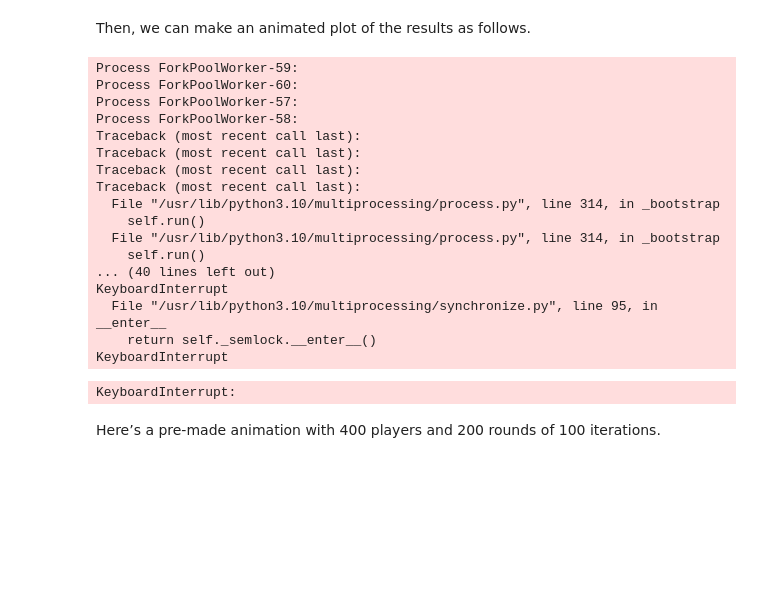
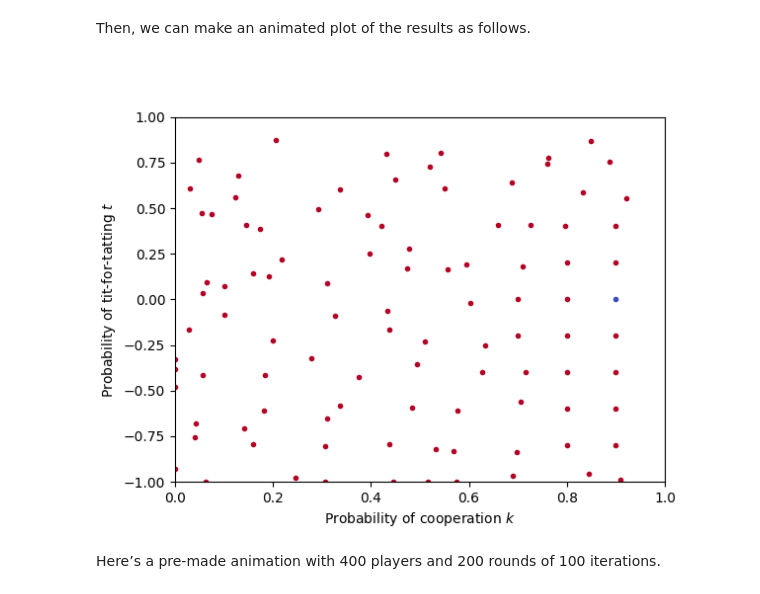
Before and after one commit to davbac/LCP_projects_Y5, a Jupyter notebook: Project.ipynb, the cells around one changed output. Drawn from its saved outputs; the diff is of its cells as text; code cells hidden in the pictures; blank space fills up the shorter version.

```diff
--- a/Project.ipynb
+++ b/Project.ipynb
@@ -749,53 +767,41 @@ def evolve(pl, scores, sigma_cutoff=-1):
 # %% [markdown]
 Then, we can make an animated plot of the results as follows.
 # %%
-%matplotlib notebook
-N = it = cyc = 100
-hist = repeated(N, it, cyc, False)
-fig, ax = plt.subplots()
-ax.set_xlim(0, 1)
-ax.set_ylim(-1, 1)
-ax.set_xlabel(r"Probability of cooperation $k$")
-ax.set_ylabel(r"Probability of tit-for-tatting $t$")
+%matplotlib widget
 
-col = 255 * (np.array(hist[0][1]) - min(hist[0][1])) / (max(hist[0][1]) - min(hist[0][1]))
-rgb = mpl.colormaps["coolwarm"](col)[np.newaxis, :, :3][0]
+def create_video(N, it, cyc):
+    hist = repeated(N, it, cyc, False)
+    fig, ax = plt.subplots()
+    ax.set_xlim(0, 1)
+    ax.set_ylim(-1, 1)
+    ax.set_xlabel(r"Probability of cooperation $k$")
+    ax.set_ylabel(r"Probability of tit-for-tatting $t$")
 
-lines = []
+    col = 255 * (np.array(hist[0][1]) - min(hist[0][1])) / (max(hist[0][1]) - min(hist[0][1]))
+    rgb = mpl.colormaps["coolwarm"](col)[np.newaxis, :, :3][0]
 
-for j in range(len(hist[0][0])):
-        k, t = hist[0][0][j].init_values()
-        line, = ax.plot(k, t, c=rgb[j], marker=".", linewidth=0)
-        lines.append(line)
+    lines = []
 
-def animate(i):
-    col = 255 * (np.array(hist[i][1]) - min(hist[i][1])) / (max(hist[i][1]) - min(hist[i][1]))
-    rgb = mpl.colormaps["coolwarm"](col)[np.newaxis, :, :3][0]
-    for j in range(len(lines)):
-        lines[j].set_data(hist[i][0][j].init_values())
-        lines[j].set_color(rgb[j])
-    return lines
-ani = animation.FuncAnimation(fig, animate, interval=500, frames=len(hist))
-plt.show()
+    for j in range(len(hist[0][0])):
+            k, t = hist[0][0][j].init_values()
+            line, = ax.plot(k, t, c=rgb[j], marker=".", linewidth=0)
+            lines.append(line)
+
+    def animate(i):
+        col = 255 * (np.array(hist[i][1]) - min(hist[i][1])) / (max(hist[i][1]) - min(hist[i][1]))
+        rgb = mpl.colormaps["coolwarm"](col)[np.newaxis, :, :3][0]
+        for j in range(len(lines)):
+            lines[j].set_data(hist[i][0][j].init_values())
+            lines[j].set_color(rgb[j])
+        return lines
+    anim = animation.FuncAnimation(fig, animate, interval=500, frames=len(hist))
+    plt.show()
+
+    return anim
-# %% [output]
-Process ForkPoolWorker-59:
-Process ForkPoolWorker-60:
-Process ForkPoolWorker-57:
-Process ForkPoolWorker-58:
-Traceback (most recent call last):
-Traceback (most recent call last):
-Traceback (most recent call last):
-Traceback (most recent call last):
-  File "/usr/lib/python3.10/multiprocessing/process.py", line 314, in _bootstrap
-    self.run()
-  File "/usr/lib/python3.10/multiprocessing/process.py", line 314, in _bootstrap
-    self.run()
-... (40 lines left out)
-KeyboardInterrupt
-  File "/usr/lib/python3.10/multiprocessing/synchronize.py", line 95, in __enter__
-    return self._semlock.__enter__()
-KeyboardInterrupt
-KeyboardInterrupt:
+# %%
+animation = create_video(100, 100, 100)
+# %% [output]
+[figure, added]
 # %% [markdown]
 Here’s a pre-made animation with 400 players and 200 rounds of 100 iterations.
 # %%
```
Also changed, not shown: parts of 13 cells of this notebook.
